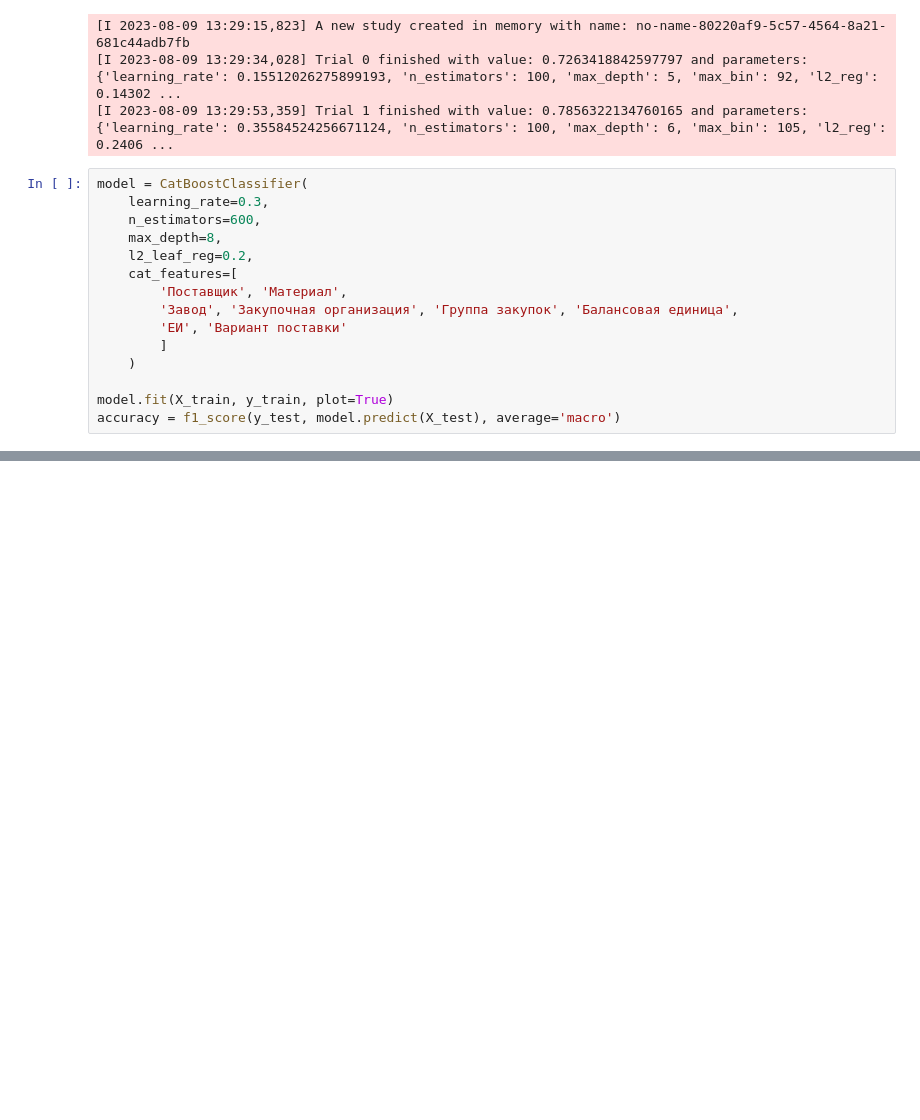
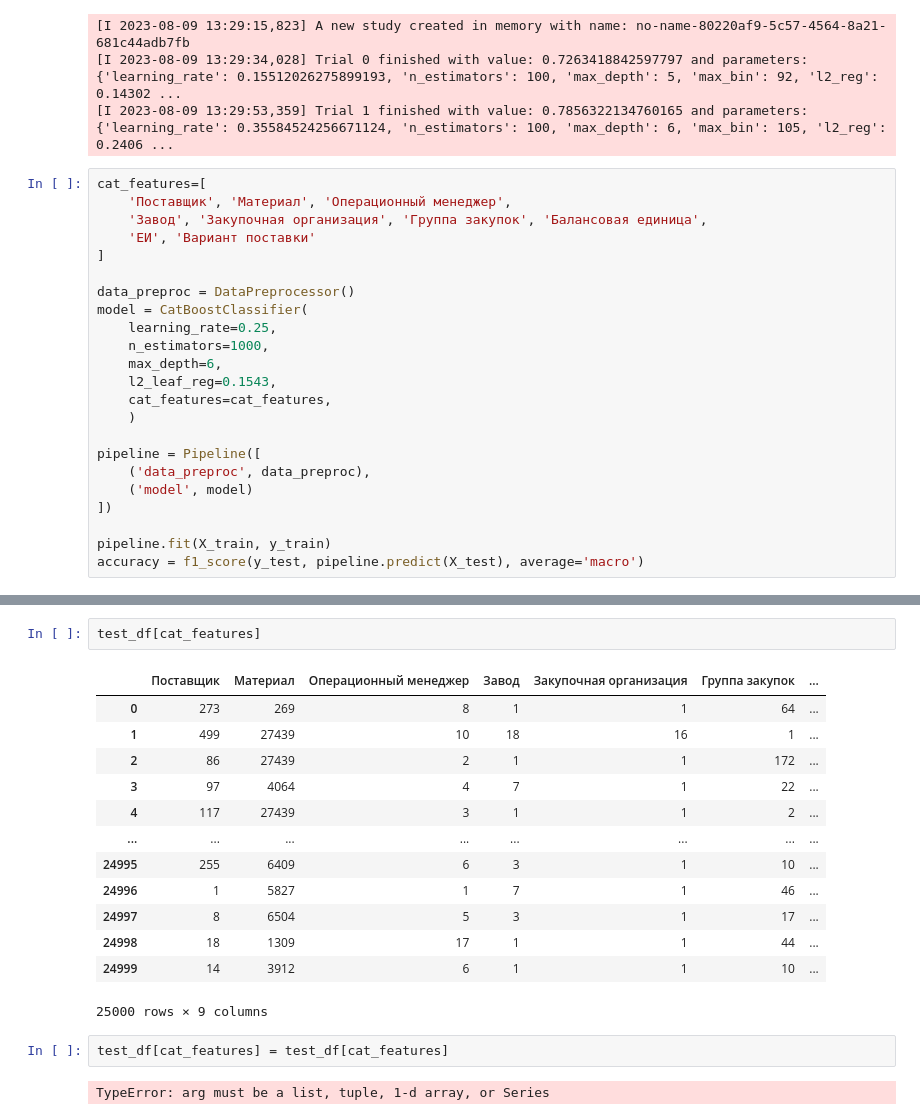
Before and after one commit to dead4an/AIIJC2023-manufacturing, a Jupyter notebook: hyperparameters/cat_boost.ipynb, the cells around one changed output, grey strips where cells are left out. Drawn from its saved outputs; the diff is of its cells as text; blank space fills up the shorter version.

```diff
--- a/hyperparameters/cat_boost.ipynb
+++ b/hyperparameters/cat_boost.ipynb
@@ -68,18 +99,26 @@ study.optimize(objective, n_trials=50)
 [I 2023-08-09 13:29:34,028] Trial 0 finished with value: 0.7263418842597797 and parameters: {'learning_rate': 0.15512026275899193, 'n_estimators': 100, 'max_depth': 5, 'max_bin': 92, 'l2_reg': 0.14302 ...
 [I 2023-08-09 13:29:53,359] Trial 1 finished with value: 0.7856322134760165 and parameters: {'learning_rate': 0.35584524256671124, 'n_estimators': 100, 'max_depth': 6, 'max_bin': 105, 'l2_reg': 0.2406 ...
 # %%
+cat_features=[
+    'Поставщик', 'Материал', 'Операционный менеджер',
+    'Завод', 'Закупочная организация', 'Группа закупок', 'Балансовая единица',
+    'ЕИ', 'Вариант поставки'
+]
+
+data_preproc = DataPreprocessor()
 model = CatBoostClassifier(
-    learning_rate=0.3,
-    n_estimators=600,
-    max_depth=8,
-    l2_leaf_reg=0.2,
-    cat_features=[
-        'Поставщик', 'Материал',
-        'Завод', 'Закупочная организация', 'Группа закупок', 'Балансовая единица',
-        'ЕИ', 'Вариант поставки'
-        ]
+    learning_rate=0.25,
+    n_estimators=1000,
+    max_depth=6,
+    l2_leaf_reg=0.1543,
+    cat_features=cat_features,
     )
 
-model.fit(X_train, y_train, plot=True)
-accuracy = f1_score(y_test, model.predict(X_test), average='macro')
+pipeline = Pipeline([
+    ('data_preproc', data_preproc),
+    ('model', model)
+])
+
+pipeline.fit(X_train, y_train)
+accuracy = f1_score(y_test, pipeline.predict(X_test), average='macro')
 # %% [output]
@@ -111,0 +148,20 @@ RuntimeError: Cannot clone object <catboost.core.CatBoostClassifier object at 0x
+# %%
+test_df[cat_features]
+# %% [output]
+|  | Поставщик | Материал | Операционный менеджер | Завод | Закупочная организация | Группа закупок | ... |
+| 0 | 273 | 269 | 8 | 1 | 1 | 64 | ... |
+| 1 | 499 | 27439 | 10 | 18 | 16 | 1 | ... |
+| 2 | 86 | 27439 | 2 | 1 | 1 | 172 | ... |
+| 3 | 97 | 4064 | 4 | 7 | 1 | 22 | ... |
+| 4 | 117 | 27439 | 3 | 1 | 1 | 2 | ... |
+| ... | ... | ... | ... | ... | ... | ... | ... |
+| 24995 | 255 | 6409 | 6 | 3 | 1 | 10 | ... |
+| 24996 | 1 | 5827 | 1 | 7 | 1 | 46 | ... |
+| 24997 | 8 | 6504 | 5 | 3 | 1 | 17 | ... |
+| 24998 | 18 | 1309 | 17 | 1 | 1 | 44 | ... |
+| 24999 | 14 | 3912 | 6 | 1 | 1 | 10 | ... |
+25000 rows × 9 columns
+# %%
+test_df[cat_features] = test_df[cat_features]
+# %% [output]
+TypeError: arg must be a list, tuple, 1-d array, or Series
```
Also changed, not shown: parts of 7 cells of this notebook, 4 other files.
